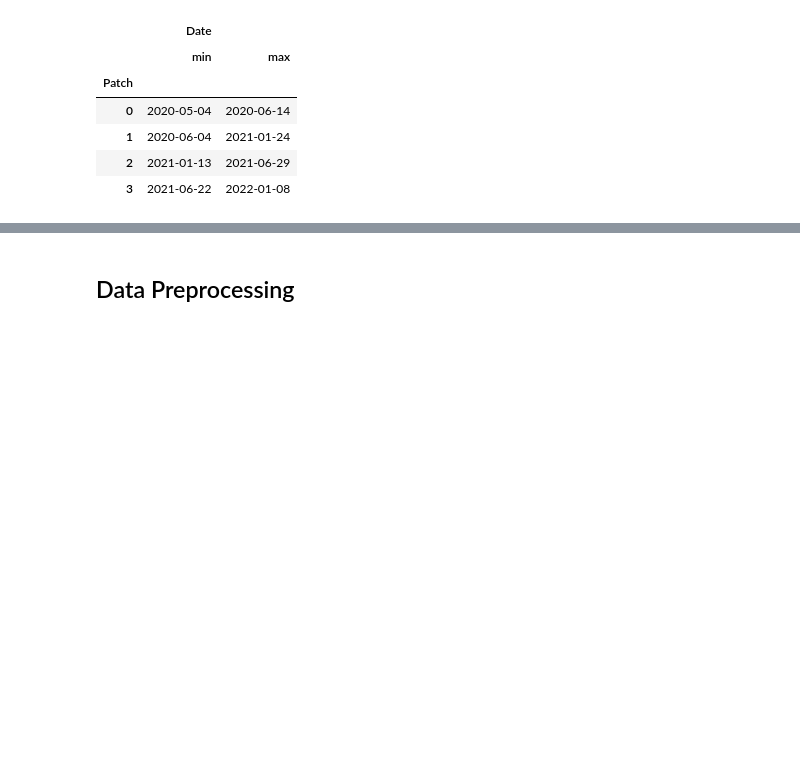
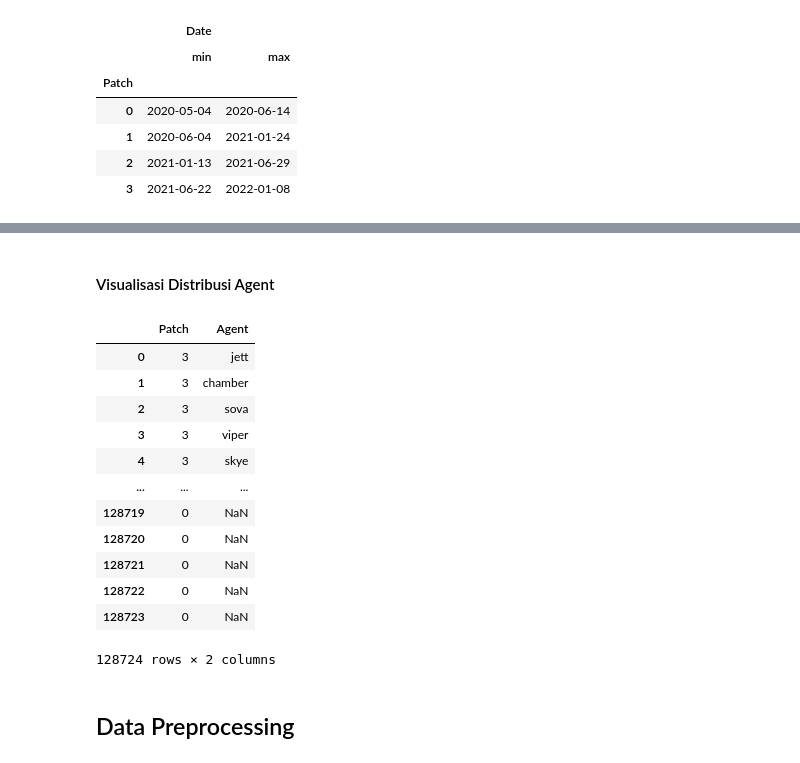
Before and after one commit to LyzanderAndrylie/kasdad-tk, a Jupyter notebook: TK_Data+.ipynb, the cells around one changed output, grey strips where cells are left out. Saved outputs shown, nothing was run; the diff lists cells and outputs as text; code cells hidden in the pictures; blank space fills up the shorter version.

```diff
--- a/TK_Data+.ipynb
+++ b/TK_Data+.ipynb
@@ -502,3 +717,21 @@ df_patch_date_range
+# %% [markdown]
+#### Visualisasi Distribusi Agent
+# %%
+df_matches_games_scores[['Patch', 'Agent']]
+# %% [output]
+|  | Patch | Agent |
+| 0 | 3 | jett |
+| 1 | 3 | chamber |
+| 2 | 3 | sova |
+| 3 | 3 | viper |
+| 4 | 3 | skye |
+| ... | ... | ... |
+| 128719 | 0 | NaN |
+| 128720 | 0 | NaN |
+| 128721 | 0 | NaN |
+| 128722 | 0 | NaN |
+| 128723 | 0 | NaN |
+128724 rows × 2 columns
 # %% [markdown]
 ## Data Preprocessing
 # %% [markdown]
```
Also changed, not shown: parts of 29 cells of this notebook.
